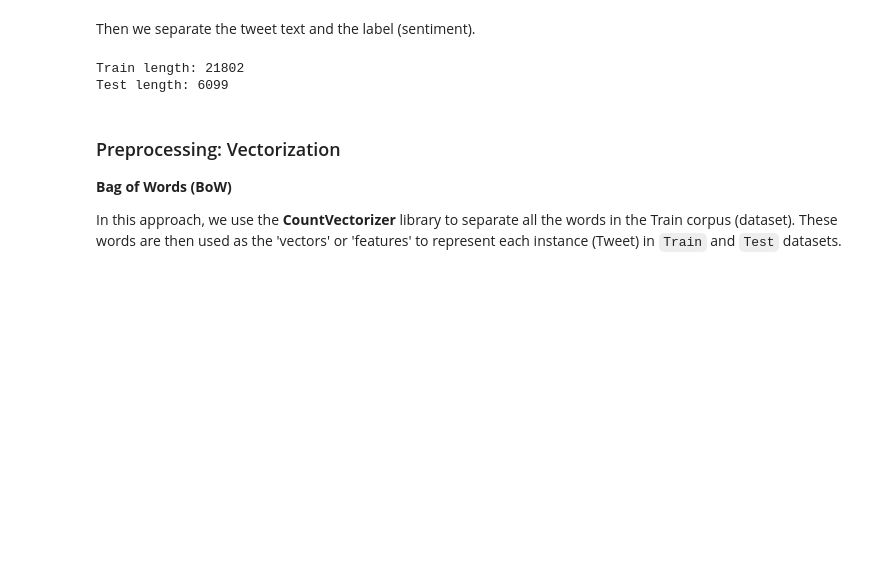
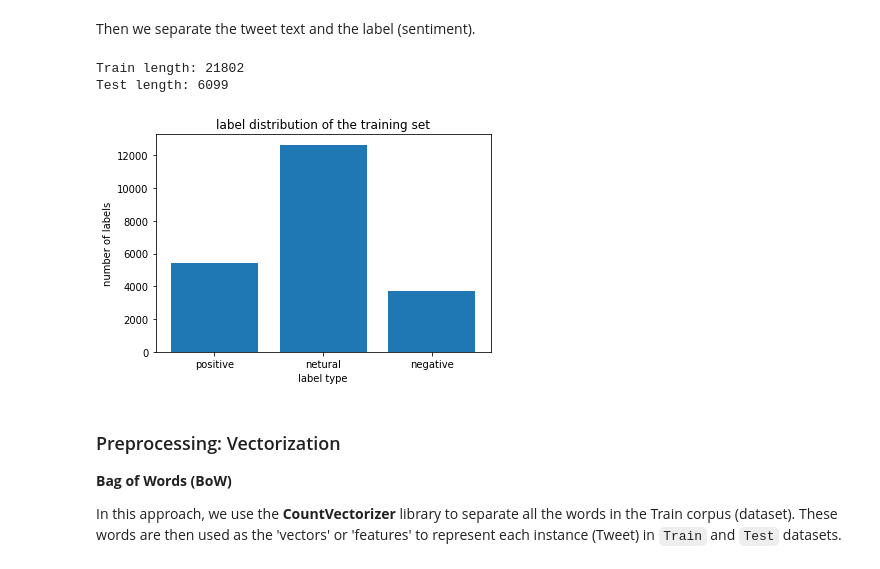
Before and after one commit to RicardoXXXXXX/Tweet-s-sentiment-prediction, a Jupyter notebook: COMP30027-Assignment2 (new).ipynb, the cells around one changed output. Cells and saved outputs as stored; diff of their text form; code cells hidden in the pictures; blank space fills up the shorter version.

```diff
--- a/COMP30027-Assignment2 (new).ipynb
+++ b/COMP30027-Assignment2 (new).ipynb
@@ -64,6 +74,18 @@ print("Test length:",len(X_test_raw))
 # %% [output]
 Train length: 21802
 Test length: 6099
+# %%
+
+counter = dict(collections.Counter(Y_train))
+label = ['positive','netural','negative']
+data = [counter['positive'],counter['neutral'],counter['negative']]
+plt.bar(label, data)
+plt.title('label distribution of the training set')
+plt.xlabel('label type')
+plt.ylabel('number of labels')
+plt.show()
+# %% [output]
+[figure, added]
 # %%
 #Split data
 X_train,X_valid,y_train,y_valid = train_test_split(X_train_raw,Y_train,test_size=0.28, random_state=30027)
```
Also changed, not shown: parts of 14 cells of this notebook.
